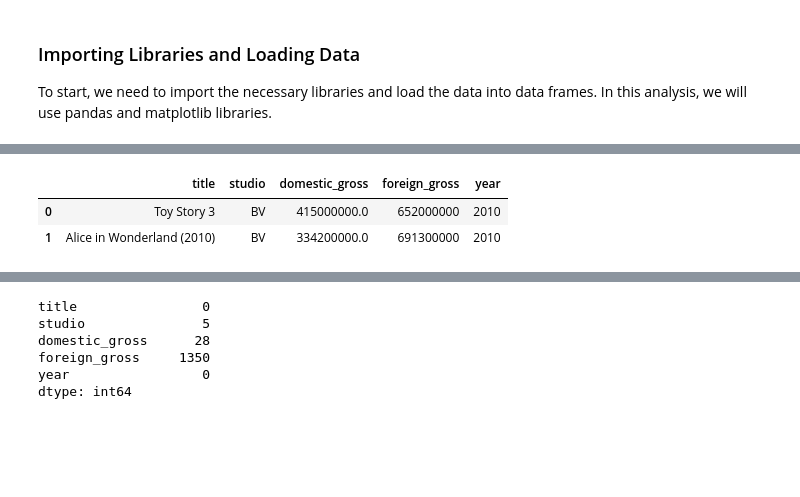
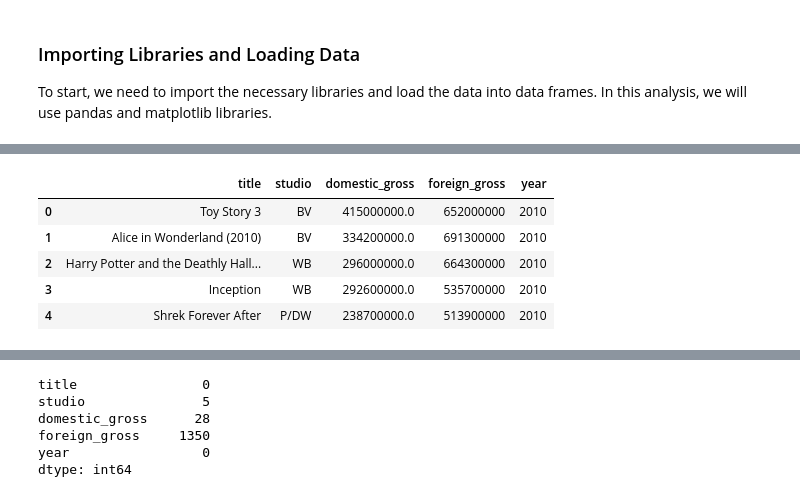
Before and after one commit to D-EKALE/dsc-phase1-project, a Jupyter notebook: student.ipynb, the cells around one changed output, grey strips where cells are left out. Saved outputs shown, nothing was run; the diff lists cells and outputs as text; code cells hidden in the pictures; blank space fills up the shorter version.

```diff
--- a/student.ipynb
+++ b/student.ipynb
@@ -19,7 +35,10 @@ popular_movies = pd.read_csv('zippedData/tmdb.movies.csv', index_col = 0)
 # %%
 # Analyze the table movies
-movies.head(2)
+movies.head()
 # %% [output]
 |  | title | studio | domestic_gross | foreign_gross | year |
 | 0 | Toy Story 3 | BV | 415000000.0 | 652000000 | 2010 |
 | 1 | Alice in Wonderland (2010) | BV | 334200000.0 | 691300000 | 2010 |
+| 2 | Harry Potter and the Deathly Hall... | WB | 296000000.0 | 664300000 | 2010 |
+| 3 | Inception | WB | 292600000.0 | 535700000 | 2010 |
+| 4 | Shrek Forever After | P/DW | 238700000.0 | 513900000 | 2010 |
```
Also changed, not shown: parts of 56 cells of this notebook, 1 other file.
